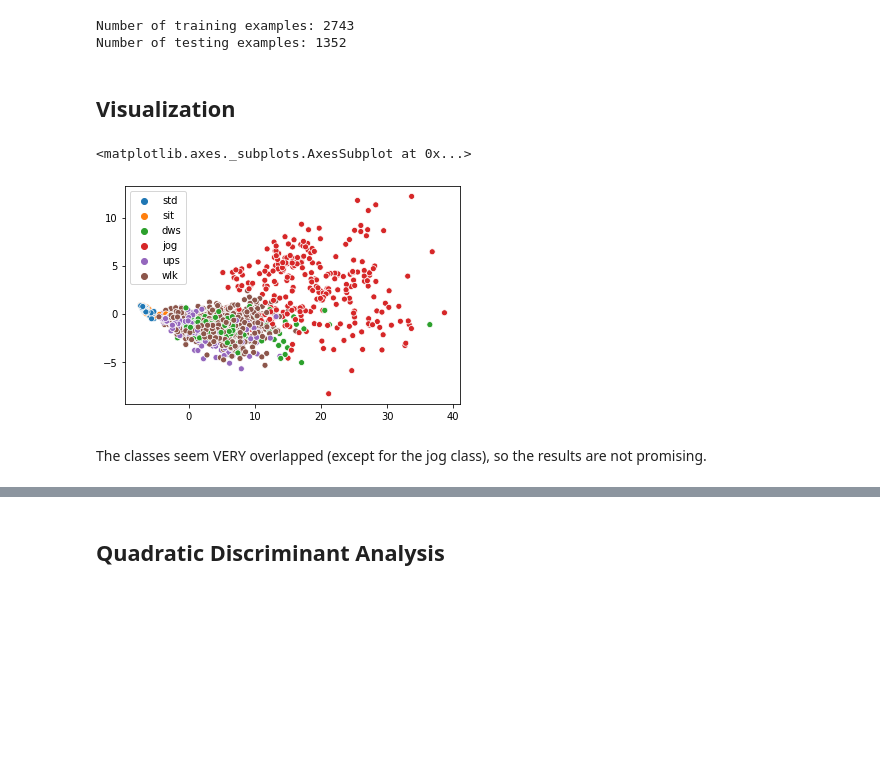
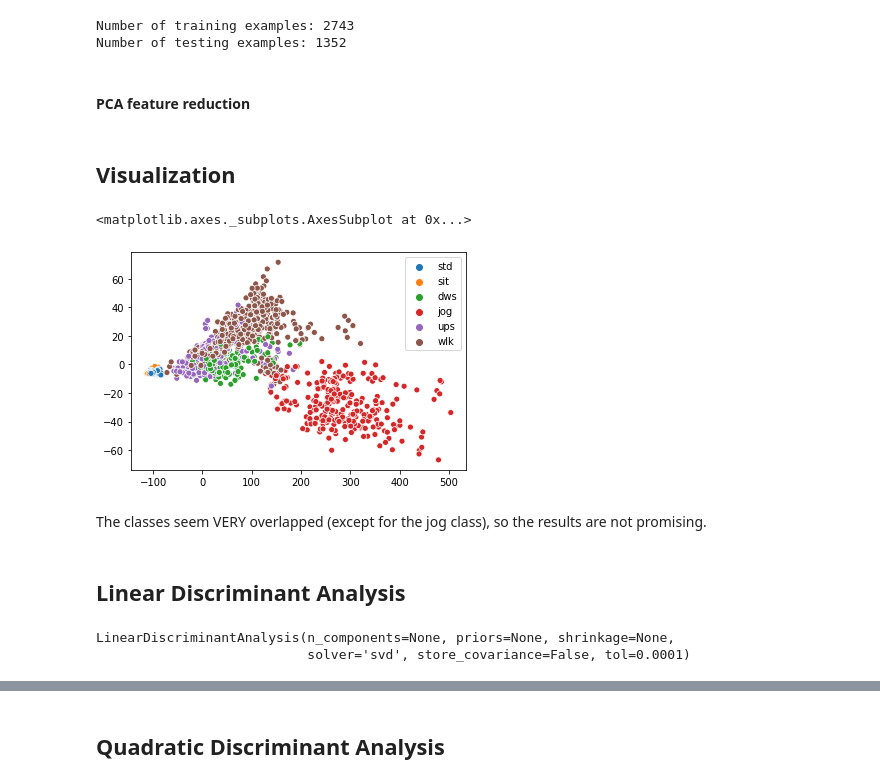
Before and after one commit to gio8tisu/HAR-timeseries-classification, a Jupyter notebook: Baseline.ipynb, the cells around one changed output, grey strips where cells are left out. Drawn from its saved outputs; the diff is of its cells as text; code cells hidden in the pictures; blank space fills up the shorter version.

```diff
--- a/Baseline.ipynb
+++ b/Baseline.ipynb
@@ -117,19 +91,27 @@ sns.countplot(label_encoder.inverse_transform(y))
 # %% [markdown]
 Train-test splitting
 # %%
-X_train, X_test, y_train, y_test = train_test_split(X_pca, y, test_size=0.33, random_state=1)
+X_train, X_test, y_train, y_test = train_test_split(X_fft, y, test_size=0.33, random_state=1)
 # %%
 print('Number of training examples:', y_train.shape[0])
 print('Number of testing examples:', y_test.shape[0])
 # %% [output]
 Number of training examples: 2743
 Number of testing examples: 1352
+# %% [markdown]
+#### PCA feature reduction
+# %%
+pca = PCA(n_components=32)
+
+X_pca = pca.fit_transform(X_train)
 # %% [markdown]
 ## Visualization
 # %%
-sns.scatterplot(x=X_train[:,0], y=X_train[:,1], hue=label_encoder.inverse_transform(y_train))
+sns.scatterplot(x=X_pca[:,0], y=X_pca[:,1], hue=label_encoder.inverse_transform(y_train))
 # %% [output]
 <matplotlib.axes._subplots.AxesSubplot at 0x...>
-[figure, old version]
+[figure, new version]
 # %% [markdown]
 The classes seem VERY overlapped (except for the jog class), so the results are not promising.
+# %% [markdown]
+## Linear Discriminant Analysis
@@ -135,0 +120,6 @@ The classes seem VERY overlapped (except for the jog class), so the results are
+# %%
+clf = sklearn.discriminant_analysis.LinearDiscriminantAnalysis()
+clf.fit(pca.transform(X_train), y_train)
+# %% [output]
+LinearDiscriminantAnalysis(n_components=None, priors=None, shrinkage=None,
+                           solver='svd', store_covariance=False, tol=0.0001)
```
Also changed, not shown: parts of 25 cells of this notebook, 3 other files.
